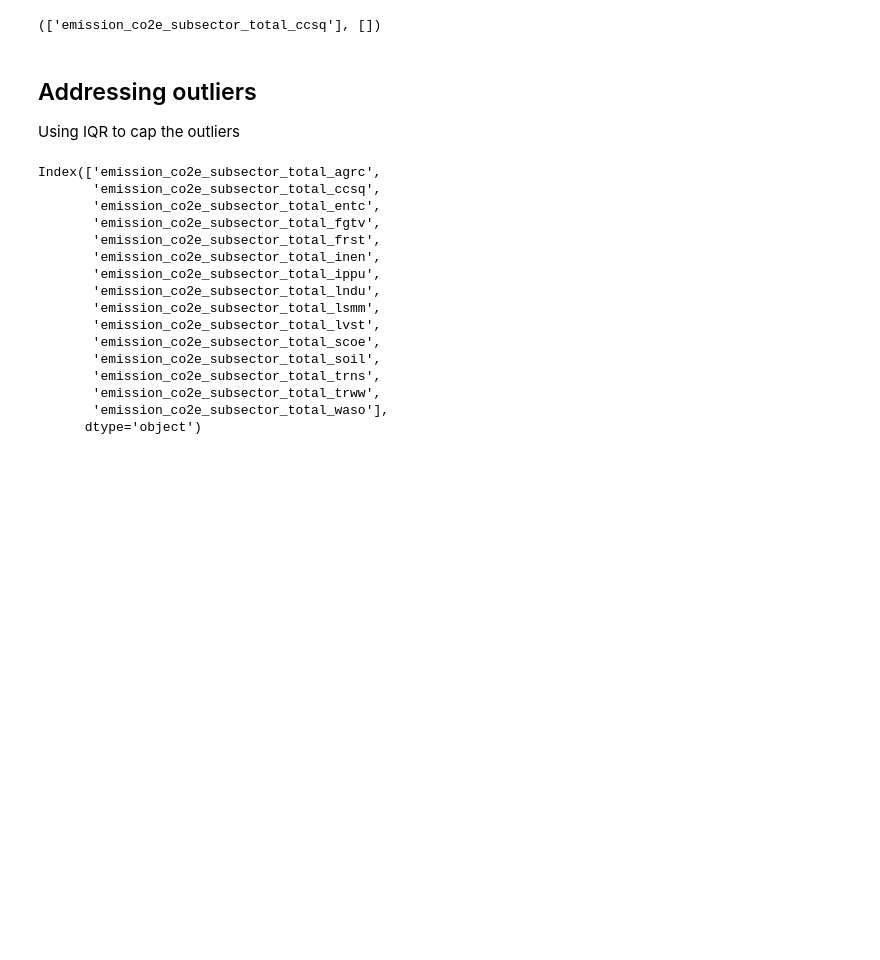
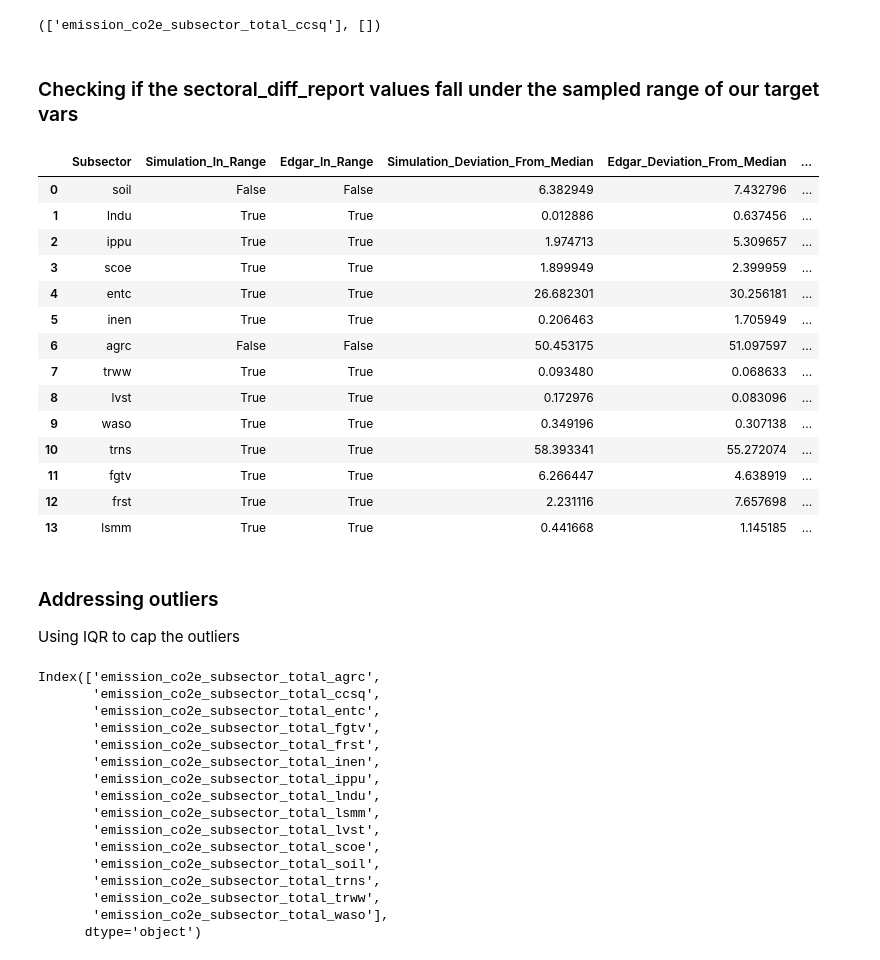
Before and after one commit to JuanRobledo12/sensitivity_analysis, a Jupyter notebook: RF_model_draft.ipynb, the cells around one changed output. Cells and saved outputs as stored; diff of their text form; code cells hidden in the pictures; blank space fills up the shorter version.

Commit message:
sectoral_diff_Report_creation

```diff
--- a/RF_model_draft.ipynb
+++ b/RF_model_draft.ipynb
@@ -168,8 +168,28 @@ helpers.check_cols_with_same_val(df_target_vars)
 Amount of cols with repeated value zero:  1
 Amount of cols with repeated value not zero:  0
 (['emission_co2e_subsector_total_ccsq'], [])
+# %% [markdown]
+### Checking if the sectoral_diff_report values fall under the sampled range of our target vars
+# %%
+helpers.check_values_in_range_with_metrics('sectoral_diff_report.csv', df_target_vars)
+# %% [output]
+|  | Subsector | Simulation_In_Range | Edgar_In_Range | Simulation_Deviation_From_Median | Edgar_Deviation_From_Median | ... |
+| 0 | soil | False | False | 6.382949 | 7.432796 | ... |
+| 1 | lndu | True | True | 0.012886 | 0.637456 | ... |
+| 2 | ippu | True | True | 1.974713 | 5.309657 | ... |
+| 3 | scoe | True | True | 1.899949 | 2.399959 | ... |
+| 4 | entc | True | True | 26.682301 | 30.256181 | ... |
+| 5 | inen | True | True | 0.206463 | 1.705949 | ... |
+| 6 | agrc | False | False | 50.453175 | 51.097597 | ... |
+| 7 | trww | True | True | 0.093480 | 0.068633 | ... |
+| 8 | lvst | True | True | 0.172976 | 0.083096 | ... |
+| 9 | waso | True | True | 0.349196 | 0.307138 | ... |
+| 10 | trns | True | True | 58.393341 | 55.272074 | ... |
+| 11 | fgtv | True | True | 6.266447 | 4.638919 | ... |
+| 12 | frst | True | True | 2.231116 | 7.657698 | ... |
+| 13 | lsmm | True | True | 0.441668 | 1.145185 | ... |
 # %% [markdown]
-## Addressing outliers
+### Addressing outliers
 Using IQR to cap the outliers
 # %%
 df_target_vars.columns
```
Also changed, not shown: parts of 1 cell of this notebook, 2 other files.
